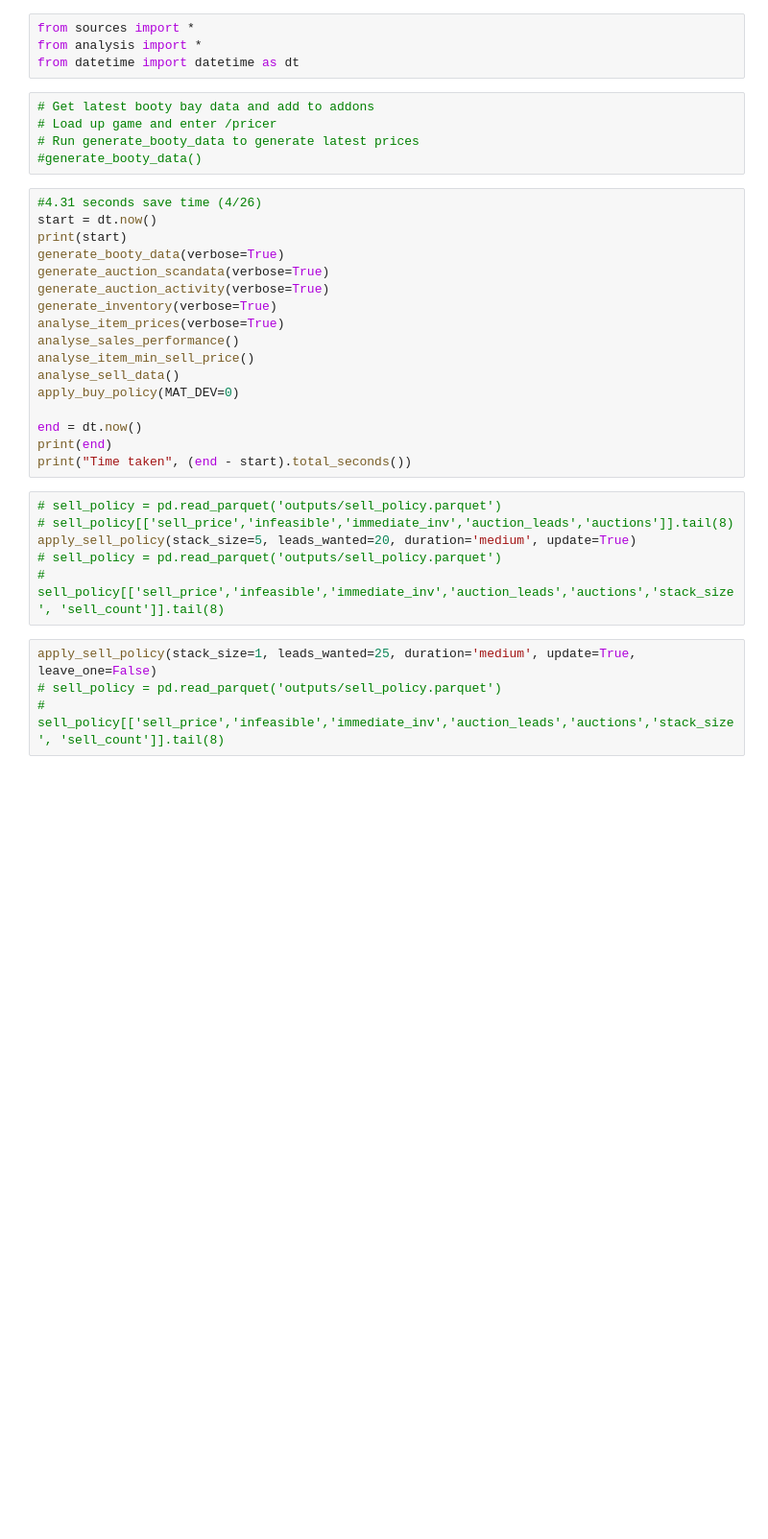
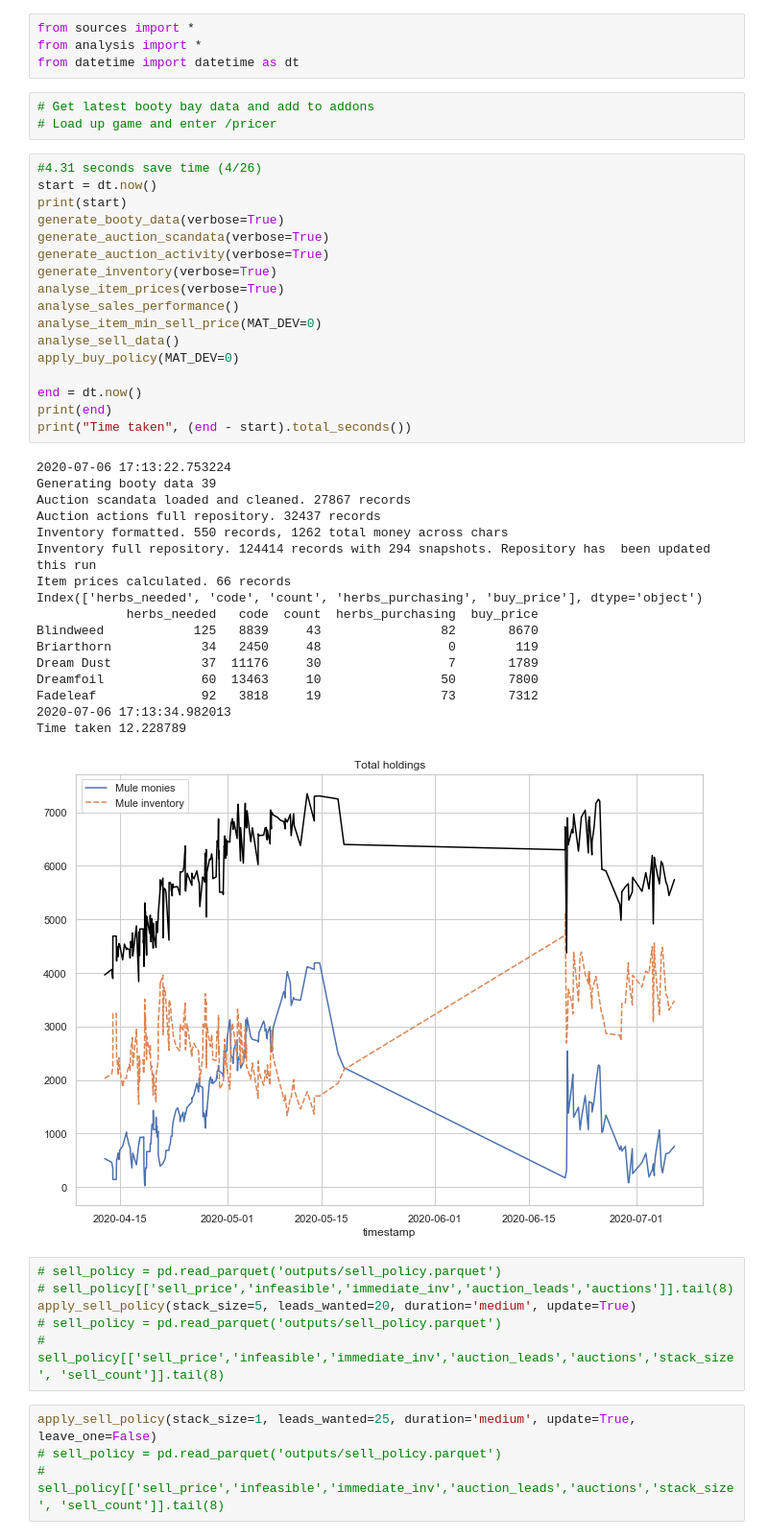
Before and after one commit to ndjenkins85/wow_auctions, a Jupyter notebook: run.ipynb, the cells around one changed output. Shown at 96% size. Saved outputs shown, nothing was run; the diff lists cells and outputs as text; blank space fills up the shorter version.

```diff
--- a/run.ipynb
+++ b/run.ipynb
@@ -5,25 +5,41 @@ from datetime import datetime as dt
 # %%
 # Get latest booty bay data and add to addons
 # Load up game and enter /pricer
-# Run generate_booty_data to generate latest prices
-#generate_booty_data()
 # %%
 #4.31 seconds save time (4/26)
 start = dt.now()
 print(start)
 generate_booty_data(verbose=True)
 generate_auction_scandata(verbose=True)
 generate_auction_activity(verbose=True)
 generate_inventory(verbose=True)
 analyse_item_prices(verbose=True)
 analyse_sales_performance()
-analyse_item_min_sell_price()
+analyse_item_min_sell_price(MAT_DEV=0)
 analyse_sell_data()
 apply_buy_policy(MAT_DEV=0)
 
 end = dt.now()
 print(end)
 print("Time taken", (end - start).total_seconds())
+# %% [output]
+2020-07-06 17:13:22.753224
+Generating booty data 39
+Auction scandata loaded and cleaned. 27867 records
+Auction actions full repository. 32437 records
+Inventory formatted. 550 records, 1262 total money across chars
+Inventory full repository. 124414 records with 294 snapshots. Repository has  been updated this run
+Item prices calculated. 66 records
+Index(['herbs_needed', 'code', 'count', 'herbs_purchasing', 'buy_price'], dtype='object')
+            herbs_needed   code  count  herbs_purchasing  buy_price
+Blindweed            125   8839     43                82       8670
+Briarthorn            34   2450     48                 0        119
+Dream Dust            37  11176     30                 7       1789
+Dreamfoil             60  13463     10                50       7800
+Fadeleaf              92   3818     19                73       7312
+2020-07-06 17:13:34.982013
+Time taken 12.228789
+[figure, added]
 # %%
 # sell_policy = pd.read_parquet('outputs/sell_policy.parquet')
 # sell_policy[['sell_price','infeasible','immediate_inv','auction_leads','auctions']].tail(8)
```
Also changed, not shown: 23 other files.
